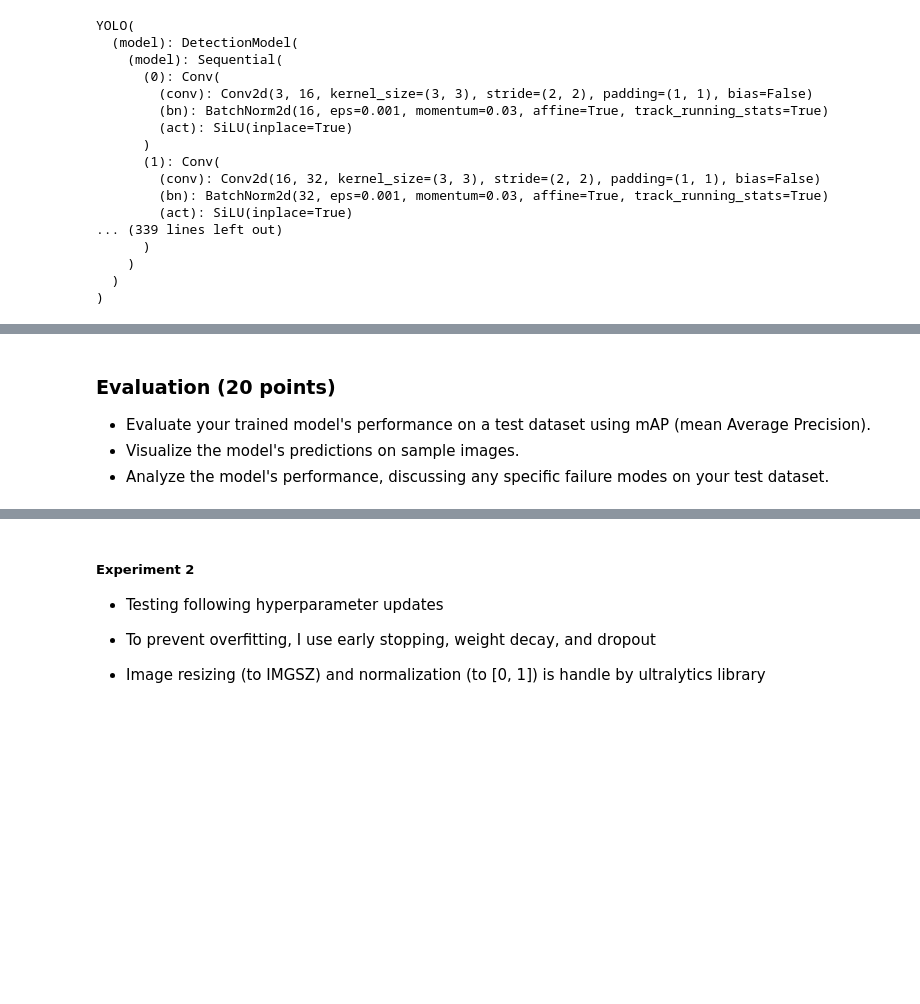
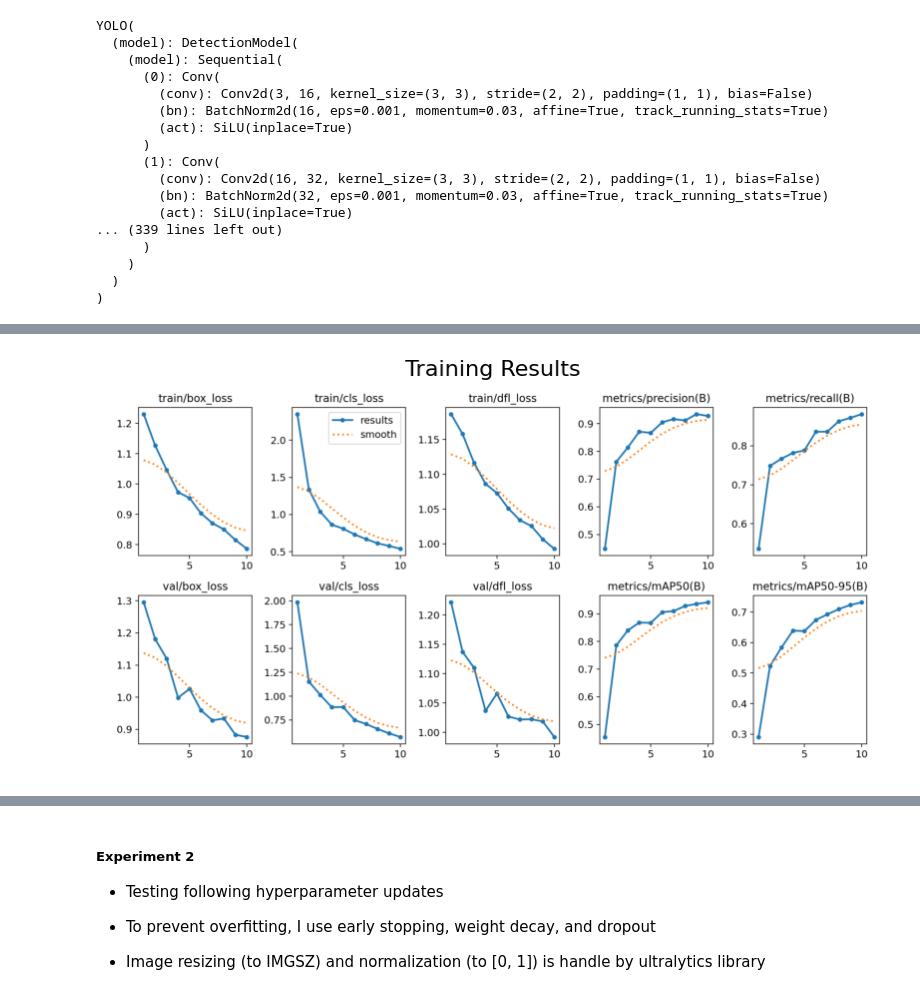
Before and after one commit to ERUD1T3/yolo-g8, a Jupyter notebook: notebooks/starter.ipynb, the cells around one changed output, grey strips where cells are left out. Drawn from its saved outputs; the diff is of its cells as text; code cells hidden in the pictures; blank space fills up the shorter version.

```diff
--- a/notebooks/starter.ipynb
+++ b/notebooks/starter.ipynb
@@ -226,9 +325,6 @@ Closing dataloader mosaic
 # %%
 # display the sum training results
-training_results
+plot_training_results(training_results)
+# %% [output]
+[figure, added]
-# %% [markdown]
-### Evaluation (20 points)
-- Evaluate your trained model's performance on a test dataset using mAP (mean Average Precision).
-- Visualize the model's predictions on sample images.
-- Analyze the model's performance, discussing any specific failure modes on your test dataset.
 # %%
```
Also changed, not shown: parts of 15 cells of this notebook.
